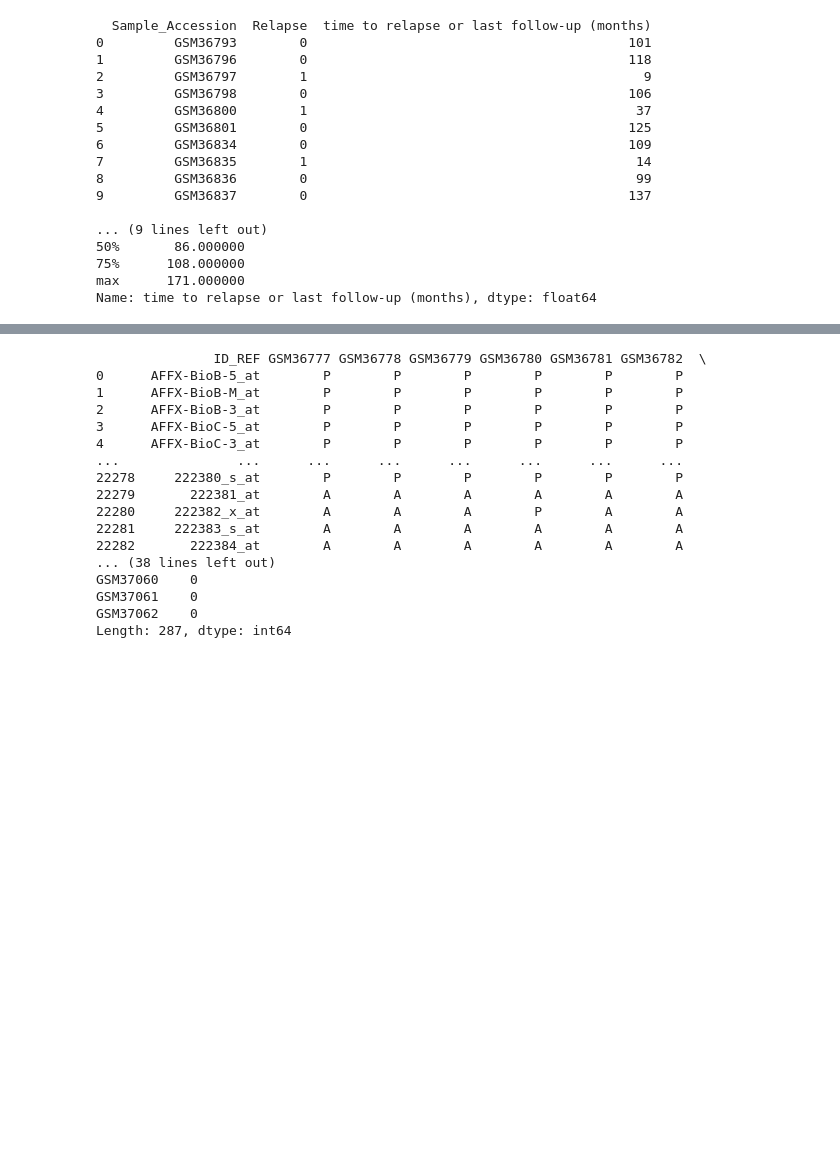
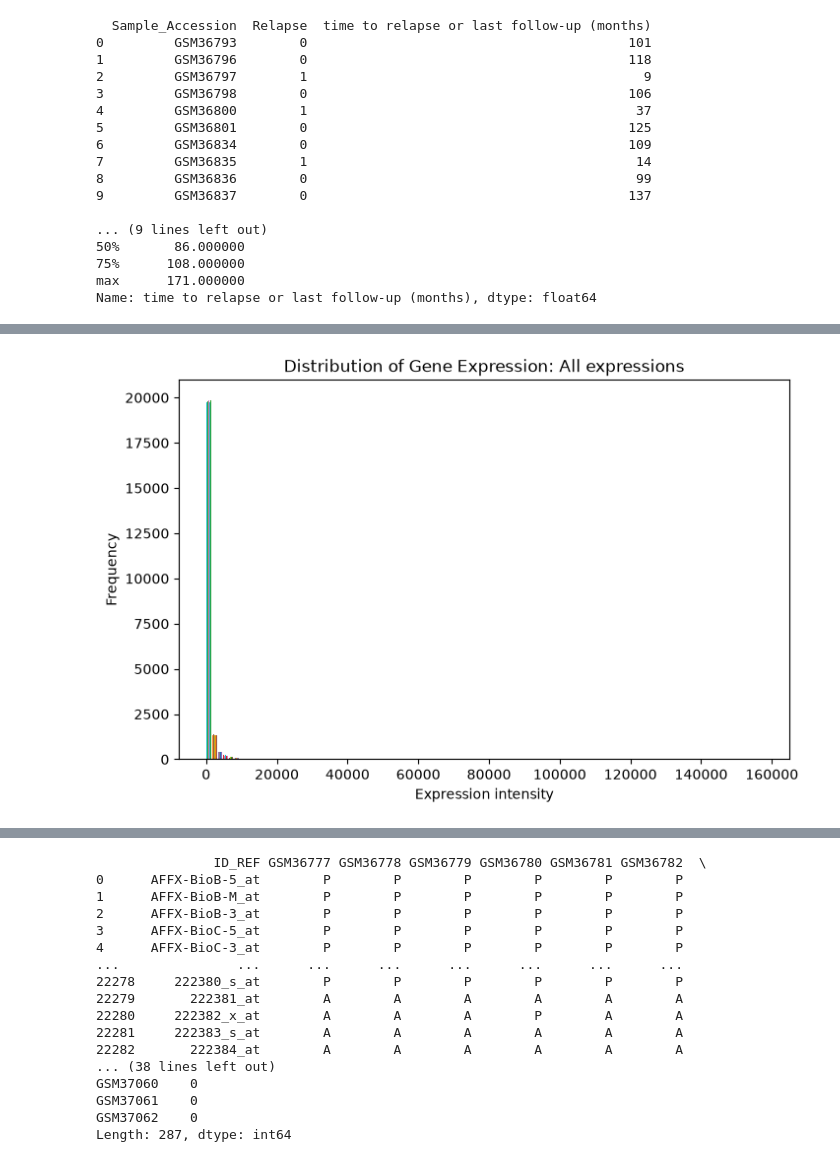
Before and after one commit to saranenada-cell/GeneExpressionBreastCancerRelapse, a Jupyter notebook: analysis/EDA Report.ipynb, the cells around one changed output, grey strips where cells are left out. Saved outputs shown, nothing was run; the diff lists cells and outputs as text; code cells hidden in the pictures; blank space fills up the shorter version.

```diff
--- a/analysis/EDA Report.ipynb
+++ b/analysis/EDA Report.ipynb
@@ -109,0 +149,11 @@ Length: 287, dtype: int64
+# %%
+# All distribution, not logged
+
+plt.figure(figsize=(8, 5))
+plt.hist(expression_df, bins=100)
+plt.xlabel("Expression intensity")
+plt.ylabel("Frequency")
+plt.title("Distribution of Gene Expression: All expressions")
+plt.show()
+# %% [output]
+[figure, added]
```
Also changed, not shown: parts of 30 cells of this notebook, 1 other file.
